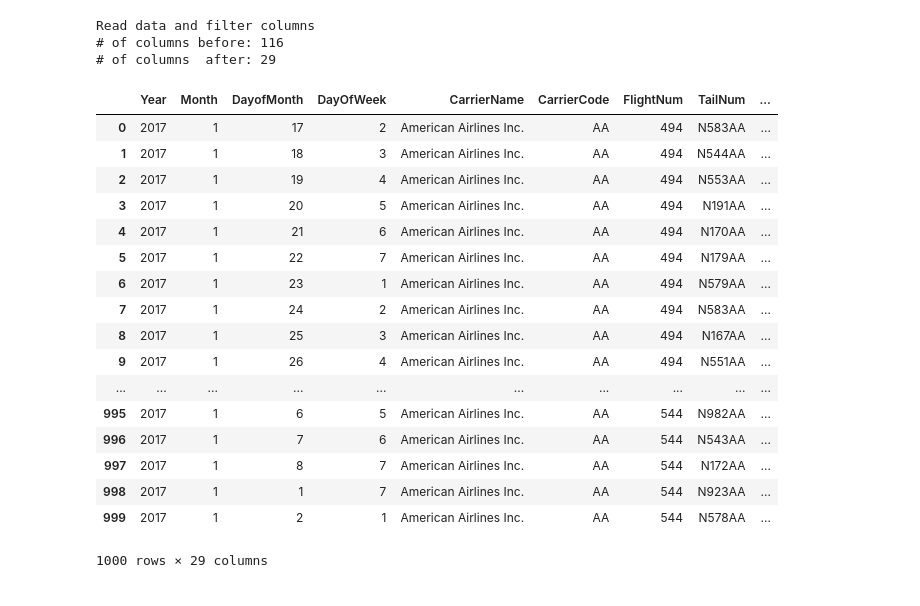
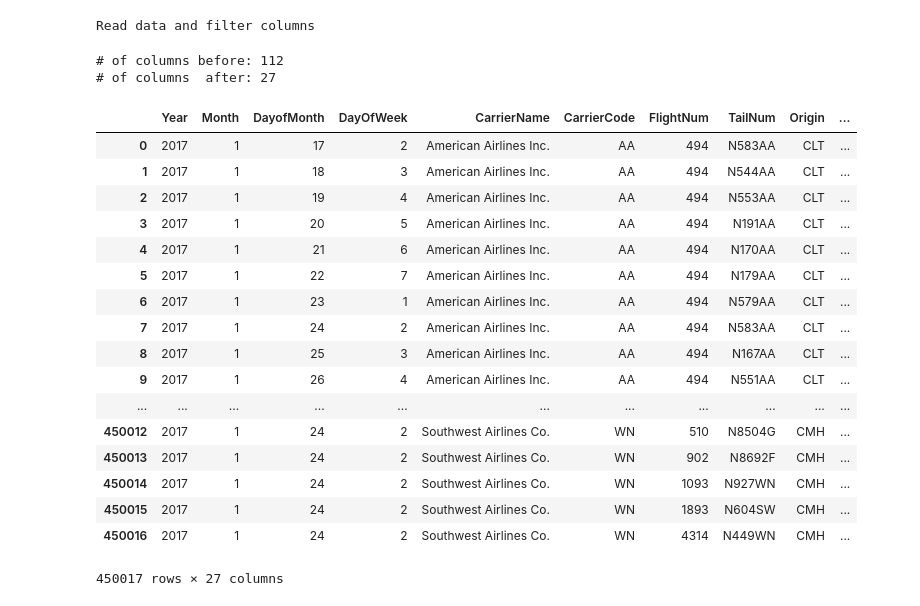
Before and after one commit to sourabhlal/FlightDelaysViz, a Jupyter notebook: FlightDelays.ipynb, the cells around one changed output. Drawn from its saved outputs; the diff is of its cells as text; code cells hidden in the pictures.

```diff
--- a/FlightDelays.ipynb
+++ b/FlightDelays.ipynb
@@ -44,42 +45,38 @@ airports
 # %%
 print("Read data and filter columns")
-data = pd.read_csv('data/On_Time_On_Time_Performance_2017_1.csv', nrows = 1000)
+data = pd.read_csv('data/On_Time_On_Time_Performance_2017_1.csv')
 data = data.merge(airlines, how='left', left_on='AirlineID', right_on='Code', right_index=True)
-data = data.merge(airports, how='left', left_on='Origin', right_on='Code', right_index=True)
-data = data.merge(airports, how='left', left_on='Dest', right_on='Code', right_index=True)
-data = data.rename(columns={'AirportLocation_x': 'OriginAirportLocation', 'AirportName_x': 'OriginAirportName', 'AirportLocation_y': 'DestAirportLocation', 'AirportName_y': 'DestAirportName'})
 print("# of columns before: {}".format(data.columns.size))
 data = data[[
     'Year', 'Month', 'DayofMonth', 'DayOfWeek',
     'CarrierName', 'CarrierCode', 'FlightNum', 'TailNum',
-    'OriginAirportLocation', 'OriginAirportName',
-    'DestAirportLocation', 'DestAirportName',
+    'Origin', 'Dest',
     'CRSDepTime', 'DepTime', 'DepDelay', 'CRSArrTime', 'ArrTime', 'ArrDelay',
     'CRSElapsedTime', 'ActualElapsedTime', 'Distance',
     'Cancelled', 'CancellationCode', 'Diverted',
     'CarrierDelay', 'WeatherDelay', 'NASDelay', 'SecurityDelay', 'LateAircraftDelay'
 ]]
 print("# of columns  after: {}".format(data.columns.size))
 data
 # %% [output]
 Read data and filter columns
-# of columns before: 116
-# of columns  after: 29
+# of columns before: 112
+# of columns  after: 27
-|  | Year | Month | DayofMonth | DayOfWeek | CarrierName | CarrierCode | FlightNum | TailNum | ... |
-| 0 | 2017 | 1 | 17 | 2 | American Airlines Inc. | AA | 494 | N583AA | ... |
-| 1 | 2017 | 1 | 18 | 3 | American Airlines Inc. | AA | 494 | N544AA | ... |
-| 2 | 2017 | 1 | 19 | 4 | American Airlines Inc. | AA | 494 | N553AA | ... |
-| 3 | 2017 | 1 | 20 | 5 | American Airlines Inc. | AA | 494 | N191AA | ... |
-| 4 | 2017 | 1 | 21 | 6 | American Airlines Inc. | AA | 494 | N170AA | ... |
-| 5 | 2017 | 1 | 22 | 7 | American Airlines Inc. | AA | 494 | N179AA | ... |
-| 6 | 2017 | 1 | 23 | 1 | American Airlines Inc. | AA | 494 | N579AA | ... |
-| 7 | 2017 | 1 | 24 | 2 | American Airlines Inc. | AA | 494 | N583AA | ... |
-| 8 | 2017 | 1 | 25 | 3 | American Airlines Inc. | AA | 494 | N167AA | ... |
-| 9 | 2017 | 1 | 26 | 4 | American Airlines Inc. | AA | 494 | N551AA | ... |
-| ... | ... | ... | ... | ... | ... | ... | ... | ... | ... |
-| 995 | 2017 | 1 | 6 | 5 | American Airlines Inc. | AA | 544 | N982AA | ... |
-| 996 | 2017 | 1 | 7 | 6 | American Airlines Inc. | AA | 544 | N543AA | ... |
-| 997 | 2017 | 1 | 8 | 7 | American Airlines Inc. | AA | 544 | N172AA | ... |
-| 998 | 2017 | 1 | 1 | 7 | American Airlines Inc. | AA | 544 | N923AA | ... |
-| 999 | 2017 | 1 | 2 | 1 | American Airlines Inc. | AA | 544 | N578AA | ... |
+|  | Year | Month | DayofMonth | DayOfWeek | CarrierName | CarrierCode | FlightNum | TailNum | Origin | ... |
+| 0 | 2017 | 1 | 17 | 2 | American Airlines Inc. | AA | 494 | N583AA | CLT | ... |
+| 1 | 2017 | 1 | 18 | 3 | American Airlines Inc. | AA | 494 | N544AA | CLT | ... |
+| 2 | 2017 | 1 | 19 | 4 | American Airlines Inc. | AA | 494 | N553AA | CLT | ... |
+| 3 | 2017 | 1 | 20 | 5 | American Airlines Inc. | AA | 494 | N191AA | CLT | ... |
+| 4 | 2017 | 1 | 21 | 6 | American Airlines Inc. | AA | 494 | N170AA | CLT | ... |
+| 5 | 2017 | 1 | 22 | 7 | American Airlines Inc. | AA | 494 | N179AA | CLT | ... |
+| 6 | 2017 | 1 | 23 | 1 | American Airlines Inc. | AA | 494 | N579AA | CLT | ... |
+| 7 | 2017 | 1 | 24 | 2 | American Airlines Inc. | AA | 494 | N583AA | CLT | ... |
+| 8 | 2017 | 1 | 25 | 3 | American Airlines Inc. | AA | 494 | N167AA | CLT | ... |
+| 9 | 2017 | 1 | 26 | 4 | American Airlines Inc. | AA | 494 | N551AA | CLT | ... |
+| ... | ... | ... | ... | ... | ... | ... | ... | ... | ... | ... |
+| 450012 | 2017 | 1 | 24 | 2 | Southwest Airlines Co. | WN | 510 | N8504G | CMH | ... |
+| 450013 | 2017 | 1 | 24 | 2 | Southwest Airlines Co. | WN | 902 | N8692F | CMH | ... |
+| 450014 | 2017 | 1 | 24 | 2 | Southwest Airlines Co. | WN | 1093 | N927WN | CMH | ... |
+| 450015 | 2017 | 1 | 24 | 2 | Southwest Airlines Co. | WN | 1893 | N604SW | CMH | ... |
+| 450016 | 2017 | 1 | 24 | 2 | Southwest Airlines Co. | WN | 4314 | N449WN | CMH | ... |
-1000 rows × 29 columns
+450017 rows × 27 columns
```
Also changed, not shown: parts of 2 cells of this notebook.
